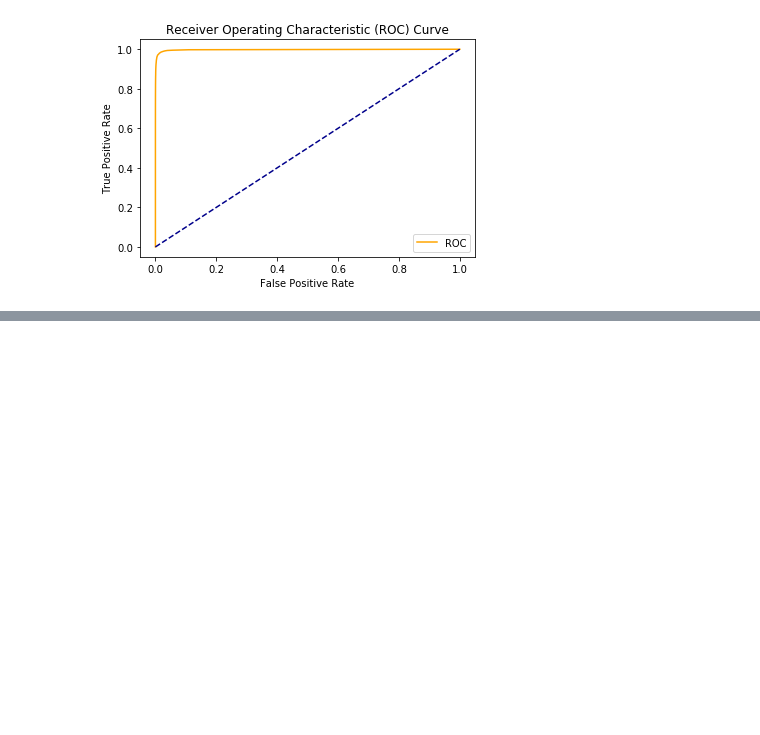
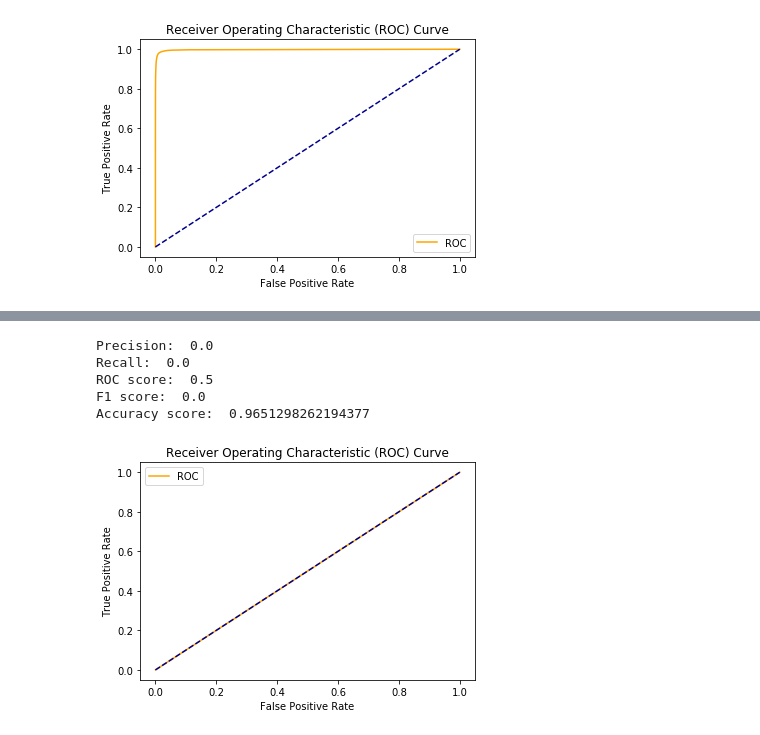
Before and after one commit to eliiza/imbalanced-data, a Jupyter notebook: EG_02_earthquake_basic.ipynb, the cells around one changed output, grey strips where cells are left out. Cells and saved outputs as stored; diff of their text form; code cells hidden in the pictures; blank space fills up the shorter version.

```diff
--- a/EG_02_earthquake_basic.ipynb
+++ b/EG_02_earthquake_basic.ipynb
@@ -186,0 +190,27 @@ plot_roc_curve(fper, tper)
+# %%
+preds['predictions'] = False
+preds['pred_probs'] = 0.0
+# %%
+prec = precision_score(valid_y, preds['predictions'])
+reca = recall_score(valid_y, preds['predictions'])
+roc = roc_auc_score(valid_y, preds['predictions'])
+f1 = f1_score(valid_y, preds['predictions'])
+acc = accuracy_score(valid_y, preds['predictions'])
+conf_mat = confusion_matrix(valid_y, preds['predictions'])
+
+print("Precision: ", prec)
+print("Recall: ", reca)
+print("ROC score: ", roc)
+print("F1 score: ", f1)
+print("Accuracy score: ", acc)
+# %% [output]
+Precision:  0.0
+Recall:  0.0
+ROC score:  0.5
+F1 score:  0.0
+Accuracy score:  0.9651298262194377
+# %%
+fper, tper, thresholds = roc_curve(valid_y, preds['pred_probs'])
+plot_roc_curve(fper, tper)
+# %% [output]
+[figure, added]
```
Also changed, not shown: parts of 4 cells of this notebook, 11 other files.
